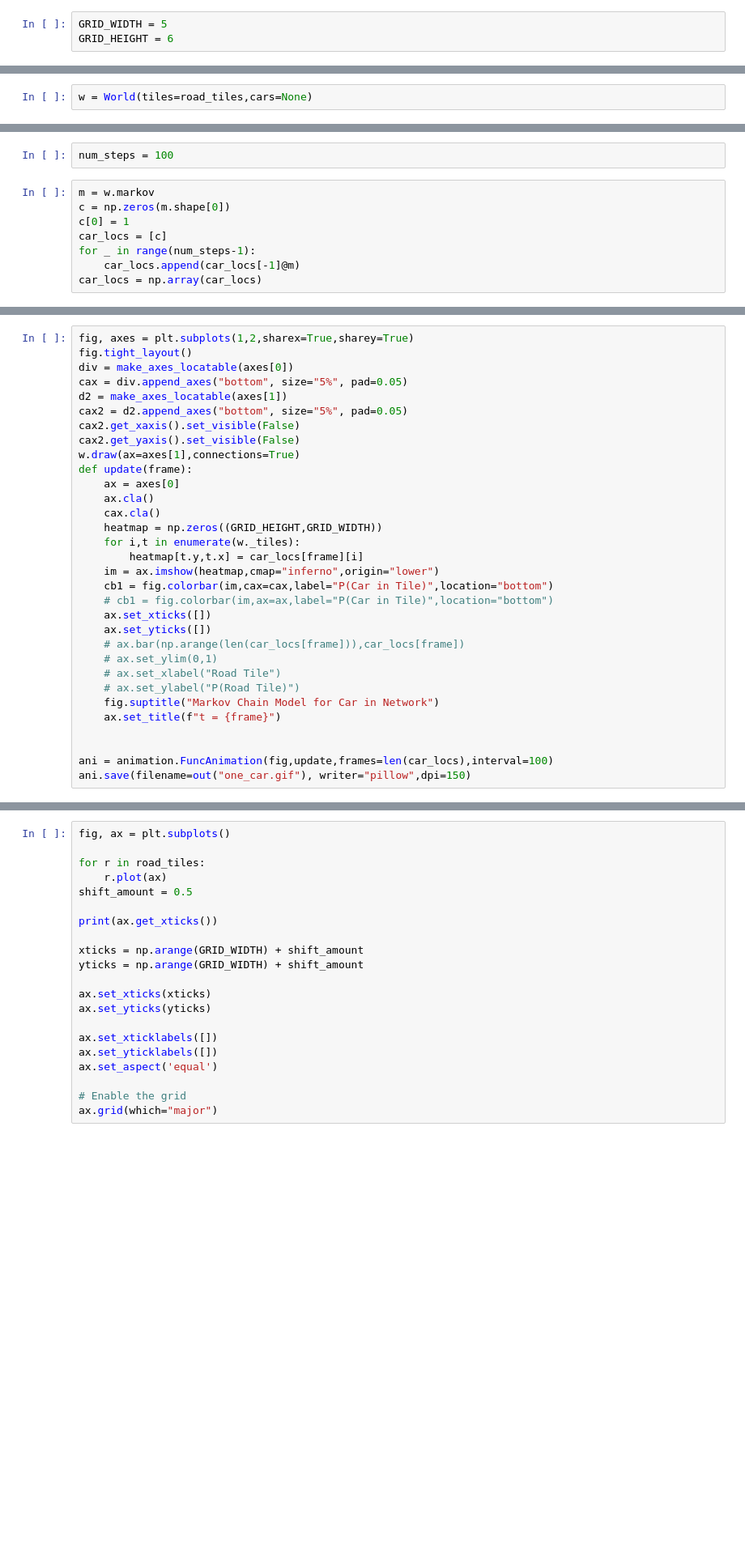
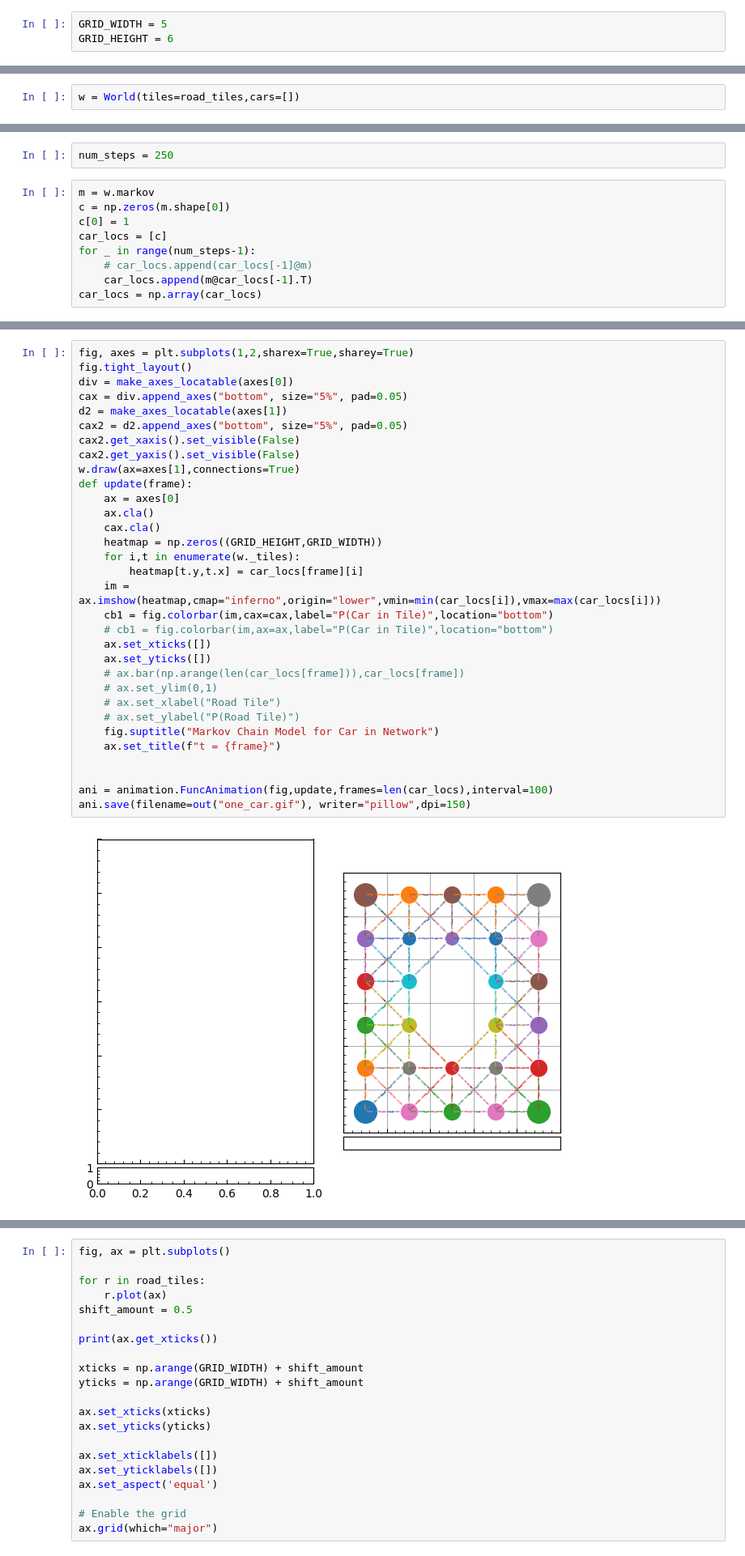
Before and after one commit to sagesanto/modsim_final_project, a Jupyter notebook: basic_markov.ipynb, the cells around one changed output, grey strips where cells are left out. Shown at 81% size. Drawn from its saved outputs; the diff is of its cells as text; blank space fills up the shorter version.

```diff
--- a/basic_markov.ipynb
+++ b/basic_markov.ipynb
@@ -46,4 +48,4 @@ len(road_tiles)
 # %%
-w = World(tiles=road_tiles,cars=None)
+w = World(tiles=road_tiles,cars=[])
 # %%
 w.draw()
@@ -50,12 +54,13 @@ w.draw()
 # %%
-num_steps = 100
+num_steps = 250
 # %%
 m = w.markov
 c = np.zeros(m.shape[0])
 c[0] = 1
 car_locs = [c]
 for _ in range(num_steps-1):
-    car_locs.append(car_locs[-1]@m)
+    # car_locs.append(car_locs[-1]@m)
+    car_locs.append(m@car_locs[-1].T)
 car_locs = np.array(car_locs)
 # %%
 car_locs.shape
@@ -63,31 +70,33 @@ car_locs.shape
 fig, axes = plt.subplots(1,2,sharex=True,sharey=True)
 fig.tight_layout()
 div = make_axes_locatable(axes[0])
 cax = div.append_axes("bottom", size="5%", pad=0.05)
 d2 = make_axes_locatable(axes[1])
 cax2 = d2.append_axes("bottom", size="5%", pad=0.05)
 cax2.get_xaxis().set_visible(False)
 cax2.get_yaxis().set_visible(False)
 w.draw(ax=axes[1],connections=True)
 def update(frame):
     ax = axes[0]
     ax.cla()
     cax.cla()
     heatmap = np.zeros((GRID_HEIGHT,GRID_WIDTH))
     for i,t in enumerate(w._tiles):
         heatmap[t.y,t.x] = car_locs[frame][i]
-    im = ax.imshow(heatmap,cmap="inferno",origin="lower")
+    im = ax.imshow(heatmap,cmap="inferno",origin="lower",vmin=min(car_locs[i]),vmax=max(car_locs[i]))
     cb1 = fig.colorbar(im,cax=cax,label="P(Car in Tile)",location="bottom")
     # cb1 = fig.colorbar(im,ax=ax,label="P(Car in Tile)",location="bottom")
     ax.set_xticks([])
     ax.set_yticks([])
     # ax.bar(np.arange(len(car_locs[frame])),car_locs[frame])
     # ax.set_ylim(0,1)
     # ax.set_xlabel("Road Tile")
     # ax.set_ylabel("P(Road Tile)")
     fig.suptitle("Markov Chain Model for Car in Network")
     ax.set_title(f"t = {frame}")
 
 
 ani = animation.FuncAnimation(fig,update,frames=len(car_locs),interval=100)
 ani.save(filename=out("one_car.gif"), writer="pillow",dpi=150)
+# %% [output]
+[figure, added]
```
Also changed, not shown: parts of 7 cells of this notebook, 2 other files.
